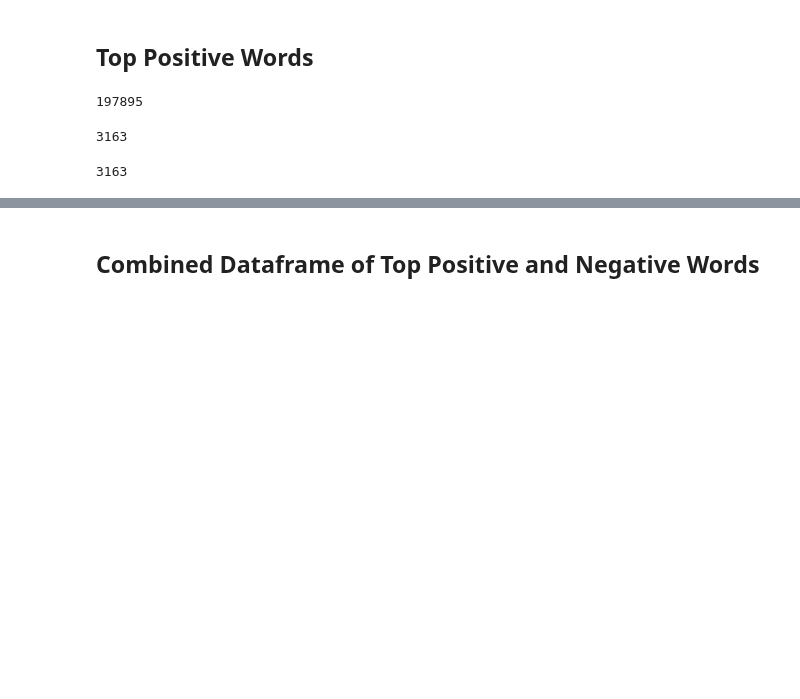
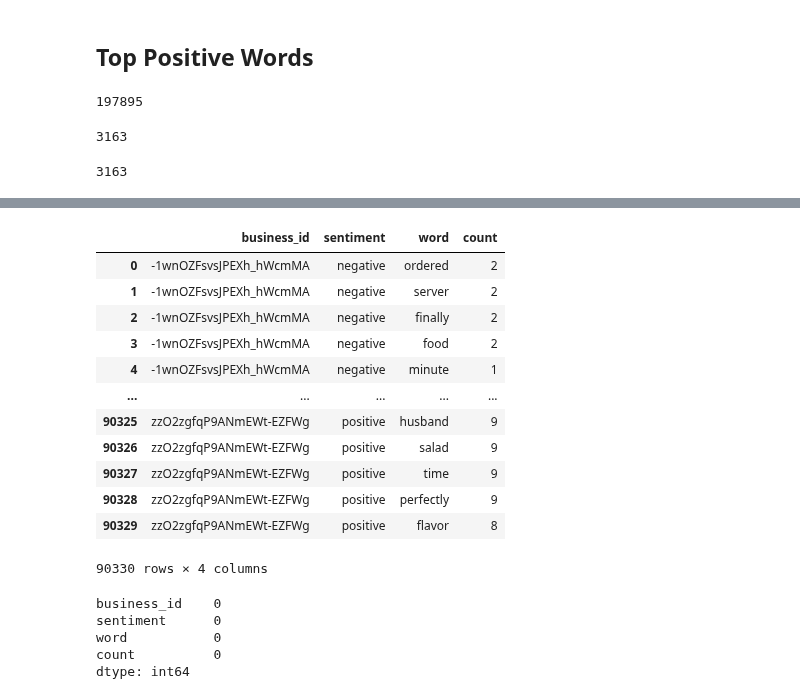
Before and after one commit to EAName/yelp-reviews, a Jupyter notebook: Yelp_Top_Words_for_Each_Business_RA.ipynb, the cells around one changed output, grey strips where cells are left out. Saved outputs shown, nothing was run; the diff lists cells and outputs as text; code cells hidden in the pictures; blank space fills up the shorter version.

```diff
--- a/Yelp_Top_Words_for_Each_Business_RA.ipynb
+++ b/Yelp_Top_Words_for_Each_Business_RA.ipynb
@@ -258,13 +250,11 @@ df_positive_top_words = df_positive_top_words.iloc[:, -1:]
-# %%
-# sum of words for each business
-df_positive_sum = matrix.groupby('business_id').sum()
 # %%
 for index, row in df_positive_sum.iterrows():
   sorted_words = row.sort_values(ascending=False)
   # print(sorted_words)
   # print(sorted_words[0])
   # print(sorted_words.index[0])
-  # print(index)
   for i in range(1,16):
-    df_positive_top_words.loc[index,"positive_word{0}".format(i)] = sorted_words.index[i]
-    df_positive_top_words.loc[index, "positive_word_count{0}".format(i)] = sorted_words[i]
+    business_id_list.append(index)
+    sentiment_list.append('positive')
+    words_list.append(sorted_words.index[i])
+    count_list.append(sorted_words[i])
@@ -287 +261,28 @@ df_positive_top_words.head(10)
+# %%
+df_top_words = pd.DataFrame(list(zip(business_id_list, sentiment_list, words_list, count_list)),
+               columns =['business_id', 'sentiment', 'word', 'count'])
+# %%
+df_top_words
+# %% [output]
+|  | business_id | sentiment | word | count |
+| 0 | -1wnOZFsvsJPEXh_hWcmMA | negative | ordered | 2 |
+| 1 | -1wnOZFsvsJPEXh_hWcmMA | negative | server | 2 |
+| 2 | -1wnOZFsvsJPEXh_hWcmMA | negative | finally | 2 |
+| 3 | -1wnOZFsvsJPEXh_hWcmMA | negative | food | 2 |
+| 4 | -1wnOZFsvsJPEXh_hWcmMA | negative | minute | 1 |
+| ... | ... | ... | ... | ... |
+| 90325 | zzO2zgfqP9ANmEWt-EZFWg | positive | husband | 9 |
+| 90326 | zzO2zgfqP9ANmEWt-EZFWg | positive | salad | 9 |
+| 90327 | zzO2zgfqP9ANmEWt-EZFWg | positive | time | 9 |
+| 90328 | zzO2zgfqP9ANmEWt-EZFWg | positive | perfectly | 9 |
+| 90329 | zzO2zgfqP9ANmEWt-EZFWg | positive | flavor | 8 |
+90330 rows × 4 columns
+# %%
+df_top_words.isnull().sum()
+# %% [output]
+business_id    0
+sentiment      0
+word           0
+count          0
+dtype: int64
 # %%
@@ -289,2 +289,0 @@ df_positive_top_words.to_csv('/content/gdrive/MyDrive/Data/positive_top_words.cs
-# %% [markdown]
-## Combined Dataframe of Top Positive and Negative Words
```
Also changed, not shown: parts of 24 cells of this notebook.
